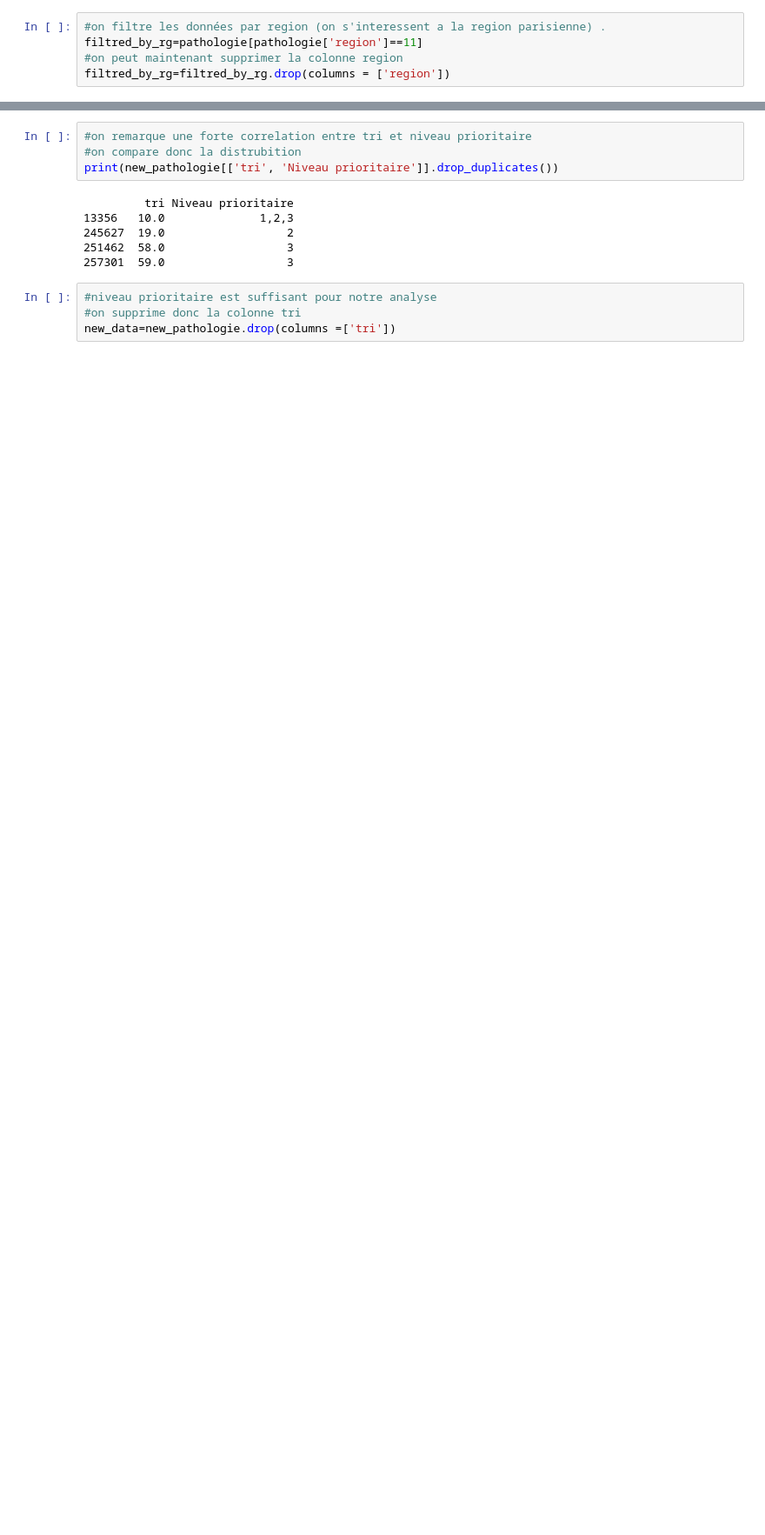
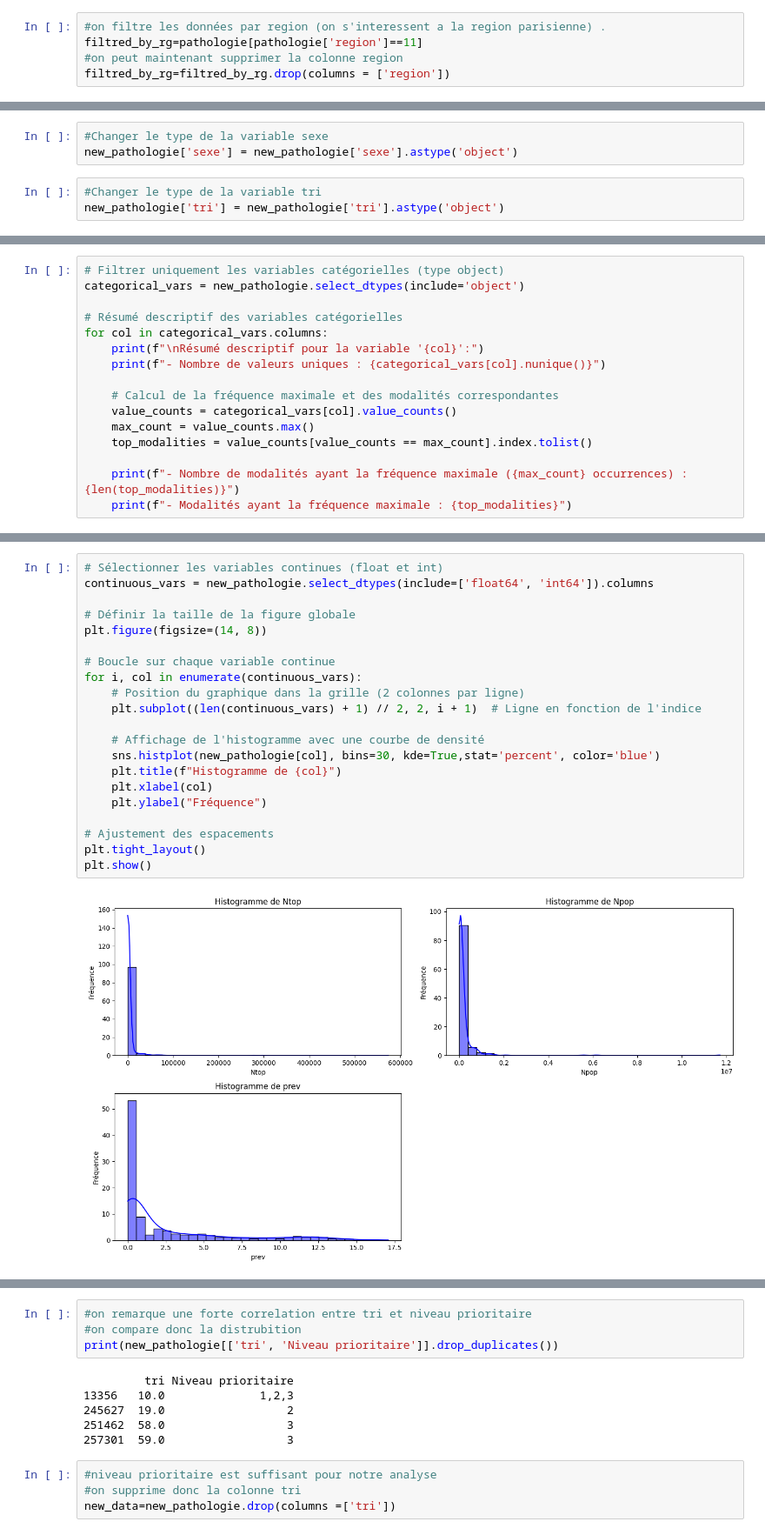
Before and after one commit to IvanaKUETE/projet-Python, a Jupyter notebook: projet/notebook/analyse_exploratoire.ipynb, the cells around one changed output, grey strips where cells are left out. Shown at 87% size. Saved outputs shown, nothing was run; the diff lists cells and outputs as text; blank space fills up the shorter version.

```diff
--- a/projet/notebook/analyse_exploratoire.ipynb
+++ b/projet/notebook/analyse_exploratoire.ipynb
@@ -345,0 +351,6 @@ Name: tri, dtype: float64
+# %%
+#Changer le type de la variable sexe
+new_pathologie['sexe'] = new_pathologie['sexe'].astype('object')
+# %%
+#Changer le type de la variable tri
+new_pathologie['tri'] = new_pathologie['tri'].astype('object')
@@ -345,0 +359,16 @@ Name: tri, dtype: float64
+# %%
+# Filtrer uniquement les variables catégorielles (type object)
+categorical_vars = new_pathologie.select_dtypes(include='object')
+
+# Résumé descriptif des variables catégorielles
+for col in categorical_vars.columns:
+    print(f"\nRésumé descriptif pour la variable '{col}':")
+    print(f"- Nombre de valeurs uniques : {categorical_vars[col].nunique()}")
+
+    # Calcul de la fréquence maximale et des modalités correspondantes
+    value_counts = categorical_vars[col].value_counts()
+    max_count = value_counts.max()
+    top_modalities = value_counts[value_counts == max_count].index.tolist()
+
+    print(f"- Nombre de modalités ayant la fréquence maximale ({max_count} occurrences) : {len(top_modalities)}")
+    print(f"- Modalités ayant la fréquence maximale : {top_modalities}")
@@ -345,0 +409,23 @@ Name: tri, dtype: float64
+# %%
+# Sélectionner les variables continues (float et int)
+continuous_vars = new_pathologie.select_dtypes(include=['float64', 'int64']).columns
+
+# Définir la taille de la figure globale
+plt.figure(figsize=(14, 8))
+
+# Boucle sur chaque variable continue
+for i, col in enumerate(continuous_vars):
+    # Position du graphique dans la grille (2 colonnes par ligne)
+    plt.subplot((len(continuous_vars) + 1) // 2, 2, i + 1)  # Ligne en fonction de l'indice
+
+    # Affichage de l'histogramme avec une courbe de densité
+    sns.histplot(new_pathologie[col], bins=30, kde=True,stat='percent', color='blue')
+    plt.title(f"Histogramme de {col}")
+    plt.xlabel(col)
+    plt.ylabel("Fréquence")
+
+# Ajustement des espacements
+plt.tight_layout()
+plt.show()
+# %% [output]
+[figure, added]
```
Also changed, not shown: parts of 42 cells of this notebook.
